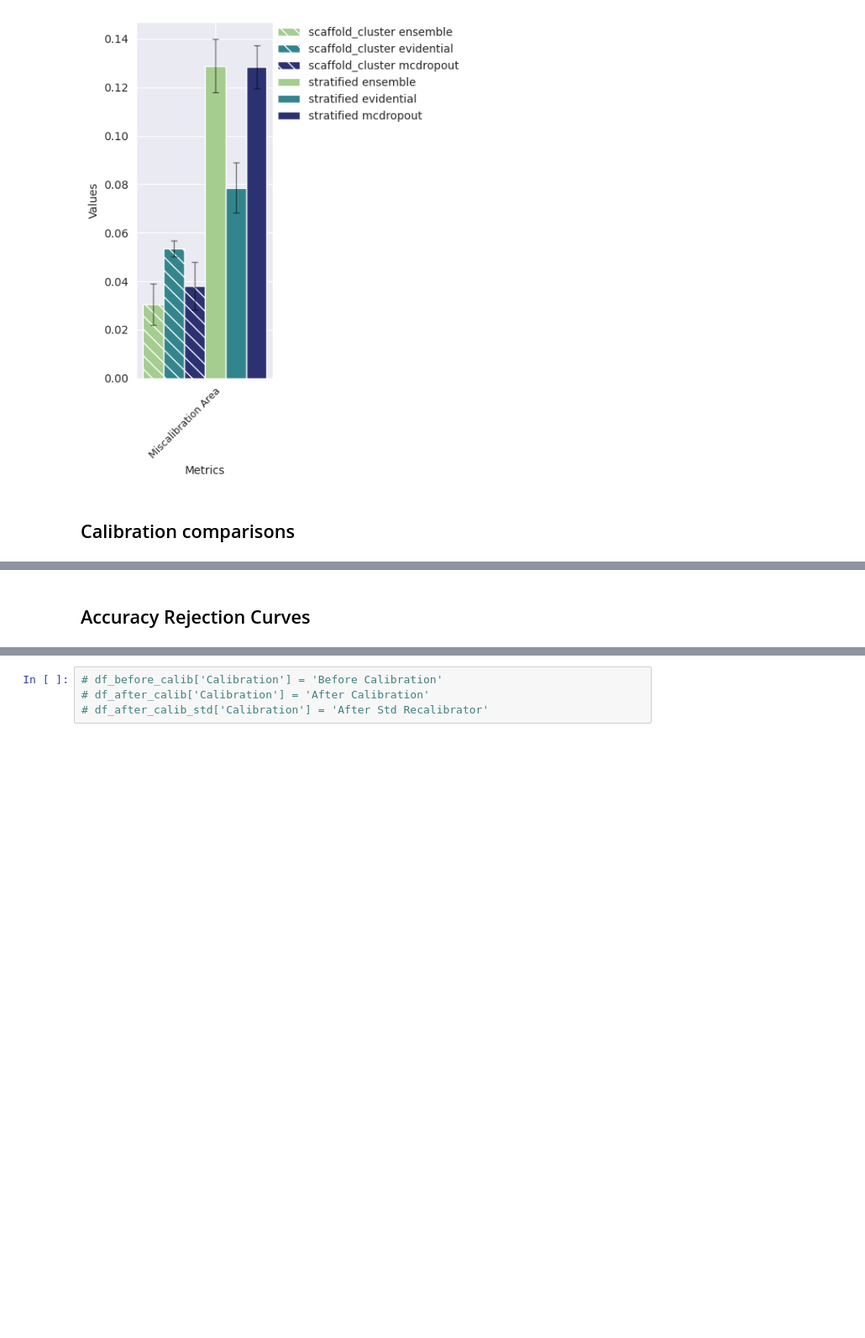
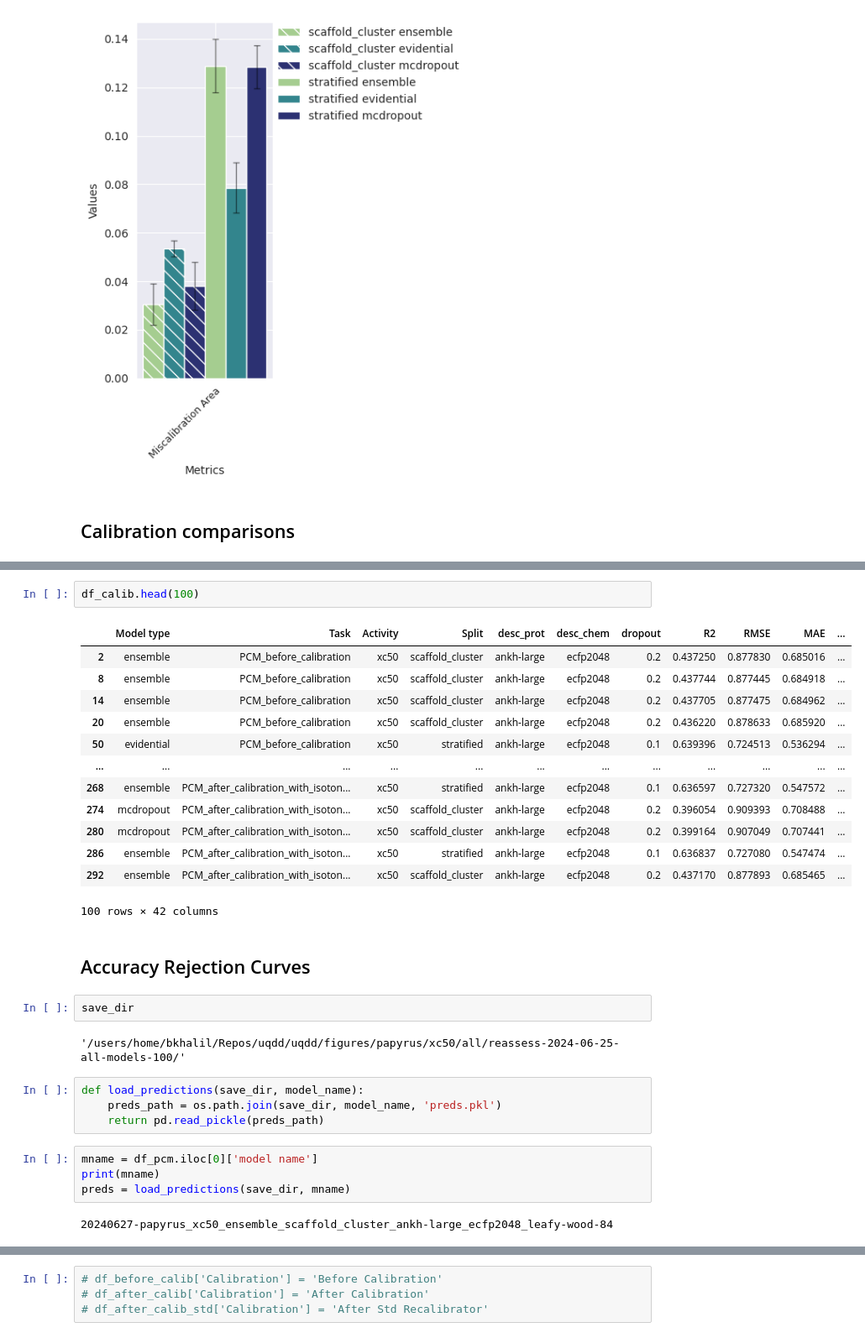
Before and after one commit to CDDLeiden/uqdd, a Jupyter notebook: metrics_analysis.ipynb, the cells around one changed output, grey strips where cells are left out. Shown at 84% size. Cells and saved outputs as stored; diff of their text form; blank space fills up the shorter version.

```diff
--- a/metrics_analysis.ipynb
+++ b/metrics_analysis.ipynb
@@ -614,4 +618,34 @@ plot_comparison_metrics(df_calib, uctmetrics_uncorr, cmap="crest", save_dir=None
 # %% [output]
 [figure]
+# %%
+df_calib.head(100)
+# %% [output]
+|  | Model type | Task | Activity | Split | desc_prot | desc_chem | dropout | R2 | RMSE | MAE | ... |
+| 2 | ensemble | PCM_before_calibration | xc50 | scaffold_cluster | ankh-large | ecfp2048 | 0.2 | 0.437250 | 0.877830 | 0.685016 | ... |
+| 8 | ensemble | PCM_before_calibration | xc50 | scaffold_cluster | ankh-large | ecfp2048 | 0.2 | 0.437744 | 0.877445 | 0.684918 | ... |
+| 14 | ensemble | PCM_before_calibration | xc50 | scaffold_cluster | ankh-large | ecfp2048 | 0.2 | 0.437705 | 0.877475 | 0.684962 | ... |
+| 20 | ensemble | PCM_before_calibration | xc50 | scaffold_cluster | ankh-large | ecfp2048 | 0.2 | 0.436220 | 0.878633 | 0.685920 | ... |
+| 50 | evidential | PCM_before_calibration | xc50 | stratified | ankh-large | ecfp2048 | 0.1 | 0.639396 | 0.724513 | 0.536294 | ... |
+| ... | ... | ... | ... | ... | ... | ... | ... | ... | ... | ... | ... |
+| 268 | ensemble | PCM_after_calibration_with_isoton... | xc50 | stratified | ankh-large | ecfp2048 | 0.1 | 0.636597 | 0.727320 | 0.547572 | ... |
+| 274 | mcdropout | PCM_after_calibration_with_isoton... | xc50 | scaffold_cluster | ankh-large | ecfp2048 | 0.2 | 0.396054 | 0.909393 | 0.708488 | ... |
+| 280 | mcdropout | PCM_after_calibration_with_isoton... | xc50 | scaffold_cluster | ankh-large | ecfp2048 | 0.2 | 0.399164 | 0.907049 | 0.707441 | ... |
+| 286 | ensemble | PCM_after_calibration_with_isoton... | xc50 | stratified | ankh-large | ecfp2048 | 0.1 | 0.636837 | 0.727080 | 0.547474 | ... |
+| 292 | ensemble | PCM_after_calibration_with_isoton... | xc50 | scaffold_cluster | ankh-large | ecfp2048 | 0.2 | 0.437170 | 0.877893 | 0.685465 | ... |
+100 rows × 42 columns
 # %% [markdown]
 ## Accuracy Rejection Curves
+# %%
+save_dir
+# %% [output]
+'/users/home/bkhalil/Repos/uqdd/uqdd/figures/papyrus/xc50/all/reassess-2024-06-25-all-models-100/'
+# %%
+def load_predictions(save_dir, model_name):
+    preds_path = os.path.join(save_dir, model_name, 'preds.pkl')
+    return pd.read_pickle(preds_path)
+# %%
+mname = df_pcm.iloc[0]['model name']
+print(mname)
+preds = load_predictions(save_dir, mname)
+# %% [output]
+20240627-papyrus_xc50_ensemble_scaffold_cluster_ankh-large_ecfp2048_leafy-wood-84
```
Also changed, not shown: parts of 7 cells of this notebook.
